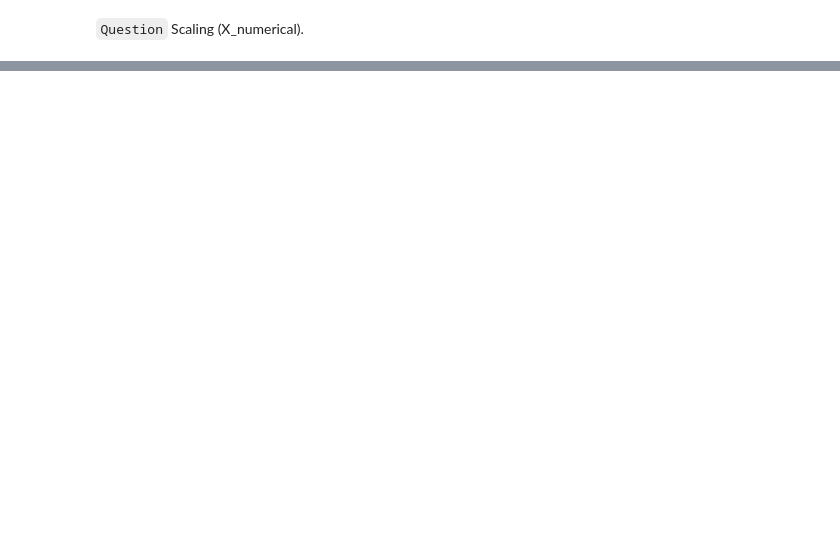
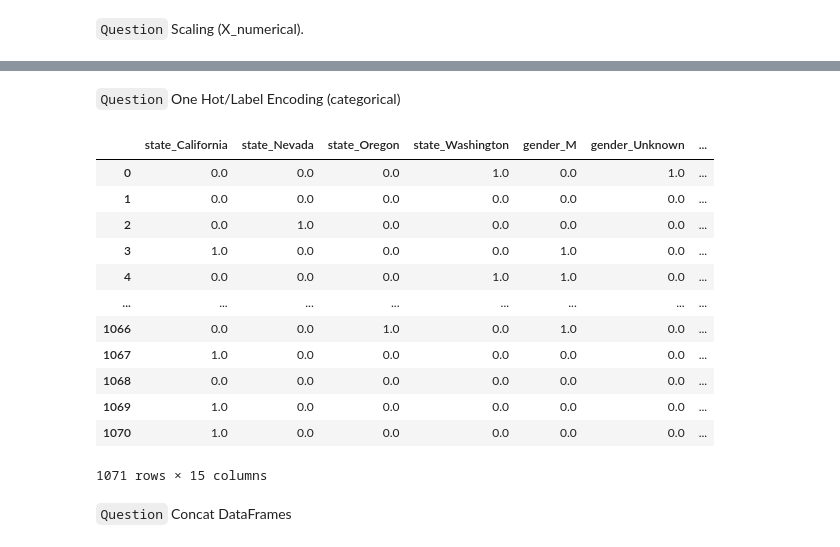
Before and after one commit to mburmicky/lab-dw-data-cleaning-and-formatting, a Jupyter notebook: lab-dw-data-cleaning-and-formatting.ipynb, the cells around one changed output, grey strips where cells are left out. Cells and saved outputs as stored; diff of their text form; code cells hidden in the pictures; blank space fills up the shorter version.

```diff
--- a/lab-dw-data-cleaning-and-formatting.ipynb
+++ b/lab-dw-data-cleaning-and-formatting.ipynb
@@ -1034,4 +983,7 @@ X2 = insurance.drop(['total_claim_amount'], axis=1)
 `Question` X split into X_numerical and X_categorical
 # %%
 X2_num = X2.select_dtypes(include = np.number)
-X2_cat = X2.select_dtypes(include = object)
+X2_cat_w_cust = X2.select_dtypes(include = object)
+
+#Here we take out 'customer' out of it, to later convert the rest of categorical variables into numerical (this for the prediction model)
+X2_cat= X2_cat_w_cust.drop(columns=['customer'])
@@ -1061,0 +1075,29 @@ pd.DataFrame(x2_normalized, columns=X2_num.columns)
+# %% [markdown]
+`Question` One Hot/Label Encoding (categorical)
+# %%
+#Here we encode all categorical features, except for 'customer', into numerical features
+from sklearn.preprocessing import OneHotEncoder
+encoder = OneHotEncoder(drop='first').fit(X2_cat)
+
+cols = encoder.get_feature_names_out(input_features=X2_cat.columns) #this code line is key to get all the column names in the variable cols
+
+X2_cat_encoded = pd.DataFrame(encoder.transform(X2_cat).toarray(),columns=cols)
+
+#and here we display it to check the result
+X2_cat_encoded
+# %% [output]
+|  | state_California | state_Nevada | state_Oregon | state_Washington | gender_M | gender_Unknown | ... |
+| 0 | 0.0 | 0.0 | 0.0 | 1.0 | 0.0 | 1.0 | ... |
+| 1 | 0.0 | 0.0 | 0.0 | 0.0 | 0.0 | 0.0 | ... |
+| 2 | 0.0 | 1.0 | 0.0 | 0.0 | 0.0 | 0.0 | ... |
+| 3 | 1.0 | 0.0 | 0.0 | 0.0 | 1.0 | 0.0 | ... |
+| 4 | 0.0 | 0.0 | 0.0 | 1.0 | 1.0 | 0.0 | ... |
+| ... | ... | ... | ... | ... | ... | ... | ... |
+| 1066 | 0.0 | 0.0 | 1.0 | 0.0 | 1.0 | 0.0 | ... |
+| 1067 | 1.0 | 0.0 | 0.0 | 0.0 | 0.0 | 0.0 | ... |
+| 1068 | 0.0 | 0.0 | 0.0 | 0.0 | 0.0 | 0.0 | ... |
+| 1069 | 1.0 | 0.0 | 0.0 | 0.0 | 0.0 | 0.0 | ... |
+| 1070 | 1.0 | 0.0 | 0.0 | 0.0 | 0.0 | 0.0 | ... |
+1071 rows × 15 columns
+# %% [markdown]
+`Question` Concat DataFrames
```
Also changed, not shown: parts of 93 cells of this notebook.
